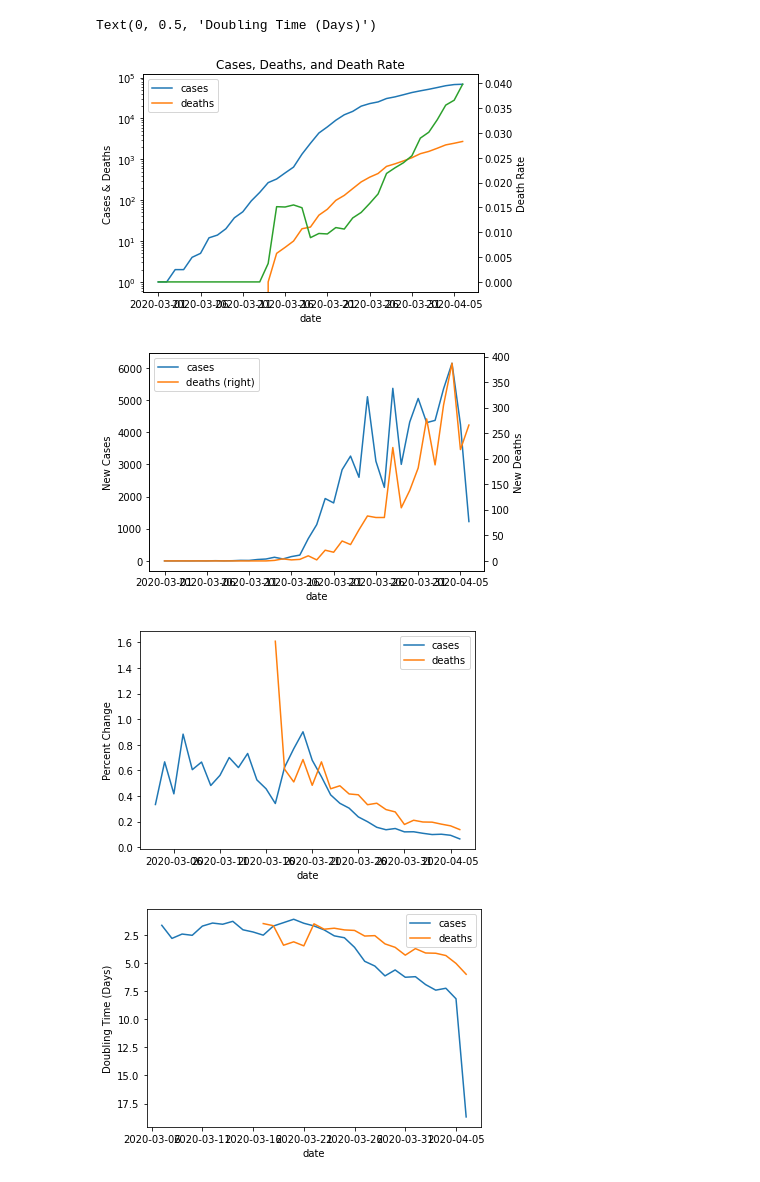
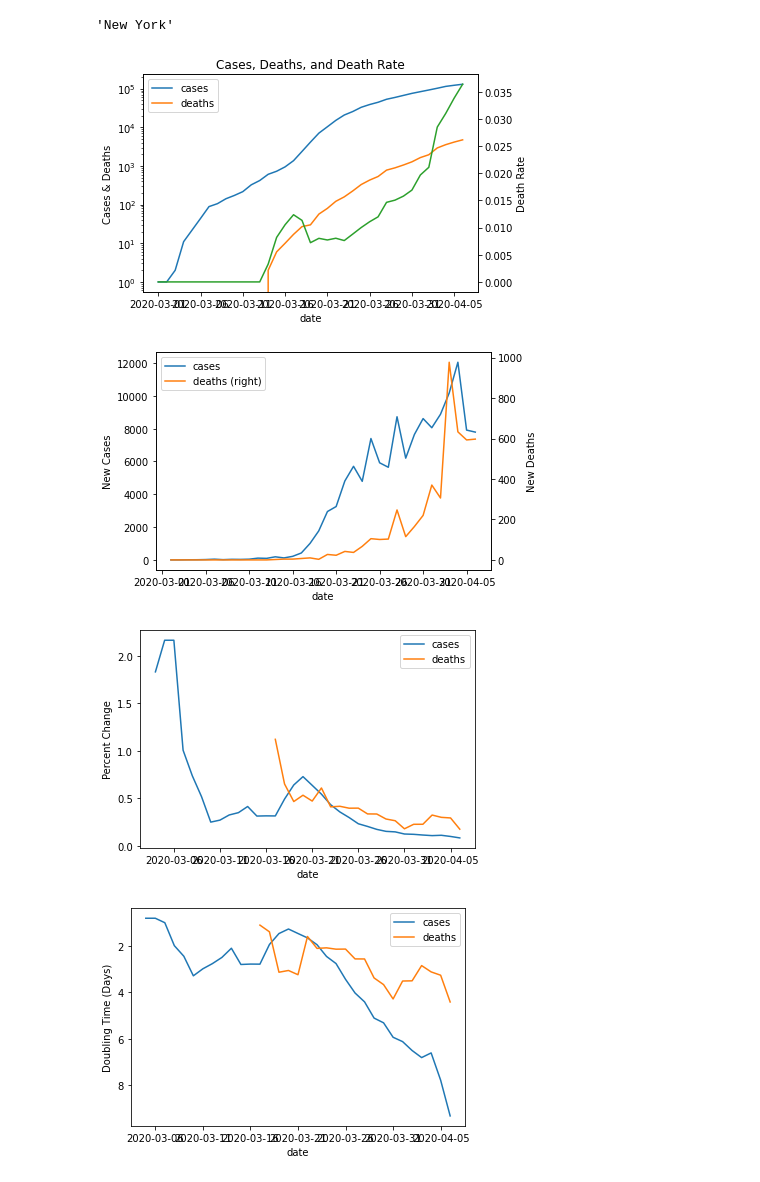
Before and after one commit to shapirok/covidAnalysis, a Jupyter notebook: CovidAnalysis.ipynb, the cells around one changed output. Saved outputs shown, nothing was run; the diff lists cells and outputs as text; code cells hidden in the pictures.

Commit message:
Small notebook refactors
Moved viz into a function, cleaned up diff and pct change functions

```diff
--- a/CovidAnalysis.ipynb
+++ b/CovidAnalysis.ipynb
@@ -38,9 +23,9 @@ def getDeathRate(deaths, cases):
 
 crudeDeathRate = covidCases.apply(lambda row: getDeathRate(row.deaths,row.cases), axis = 1)
 
-changes = covidCases.diff(1)
+changes = covidCases.groupby('location').diff(1)
 
-pctChanges = covidCases.pct_change(1)
+pctChanges = covidCases.groupby('location').pct_change(1)
 
 def getDoublingTimeFromPctChange(pctChange):
     if pctChange <= 0: return np.NaN
@@ -49,23 +34,27 @@ def getDoublingTimeFromPctChange(pctChange):
 
 doublingTimes = pctChanges.applymap(getDoublingTimeFromPctChange)
 # %%
-location = 'New York City, New York'
-casePlot = covidCases.loc[location].plot(logy=True)
-casePlot.set_title('Cases, Deaths, and Death Rate')
-casePlot.set_ylabel('Cases & Deaths')
-crudeDeathRate.loc[location].plot(secondary_y=True, label = 'death rate')
-casePlot.right_ax.set_ylabel('Death Rate')
-changePlot = changes.loc[location].plot(secondary_y=['deaths'])
-changePlot.set_ylabel('New Cases')
-changePlot.right_ax.set_ylabel('New Deaths')
-pctChangePlot = pctChanges.loc[location].rolling(3).mean().plot()
-pctChangePlot.set_ylabel('Percent Change')
-doublingTimePlot = doublingTimes.loc[location].rolling(3).mean().plot()
-doublingTimePlot.invert_yaxis()
-doublingTimePlot.set_ylabel('Doubling Time (Days)')
+def plotLocation(location):
+    casePlot = covidCases.loc[location].plot(logy=True)
+    casePlot.set_title('Cases, Deaths, and Death Rate')
+    casePlot.set_ylabel('Cases & Deaths')
+    crudeDeathRate.loc[location].plot(secondary_y=True, label = 'death rate')
+    casePlot.right_ax.set_ylabel('Death Rate')
+    changePlot = changes.loc[location].plot(secondary_y=['deaths'])
+    changePlot.set_ylabel('New Cases')
+    changePlot.right_ax.set_ylabel('New Deaths')
+    pctChangePlot = pctChanges.loc[location].rolling(3).mean().plot()
+    pctChangePlot.set_ylabel('Percent Change')
+    doublingTimePlot = doublingTimes.loc[location].rolling(3).mean().plot()
+    doublingTimePlot.invert_yaxis()
+    doublingTimePlot.set_ylabel('Doubling Time (Days)')
+    return location
-# %% [output]
-Text(0, 0.5, 'Doubling Time (Days)')
-[figure, removed]
-[figure, removed]
-[figure, removed]
-[figure, removed]
+# %%
+location = 'New York'
+plotLocation(location)
+# %% [output]
+'New York'
+[figure, added]
+[figure, added]
+[figure, added]
+[figure, added]
```
Also changed, not shown: parts of 2 cells of this notebook.
